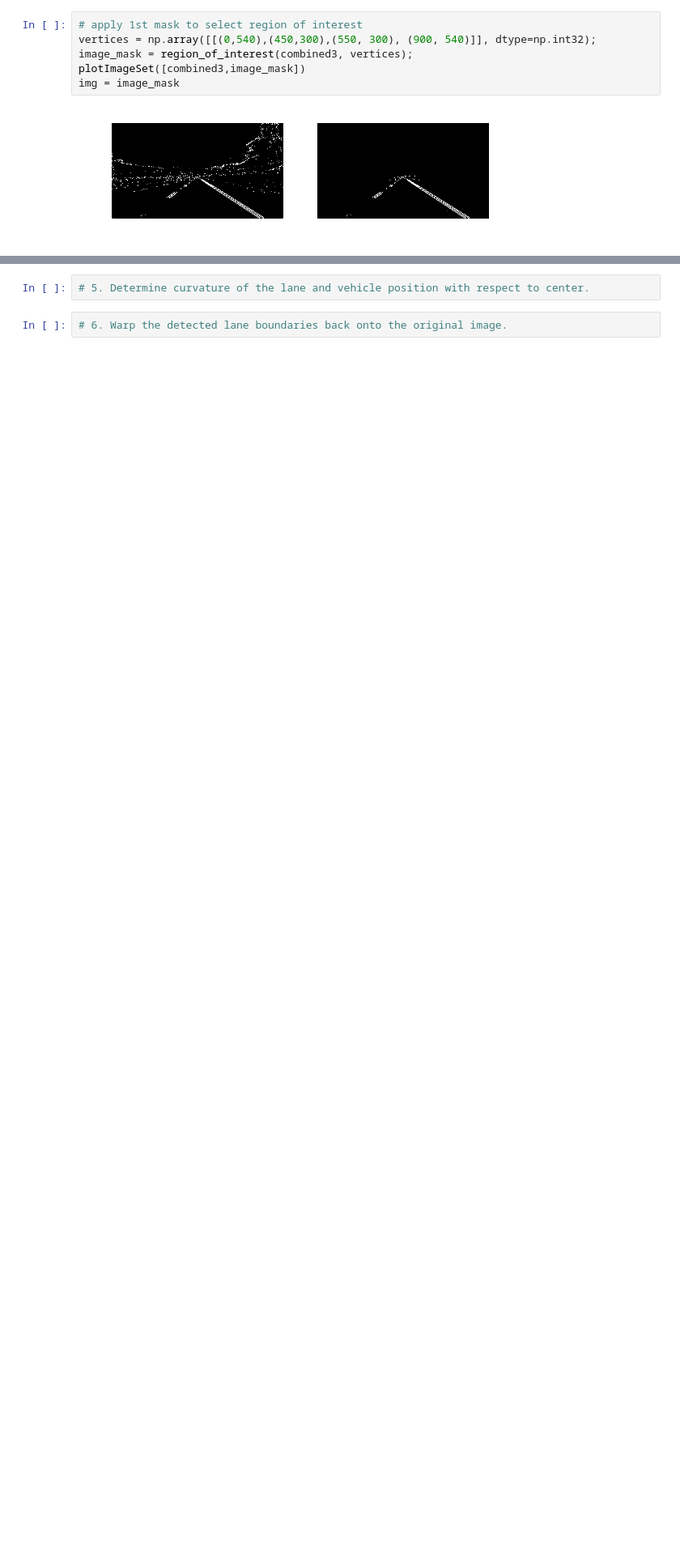
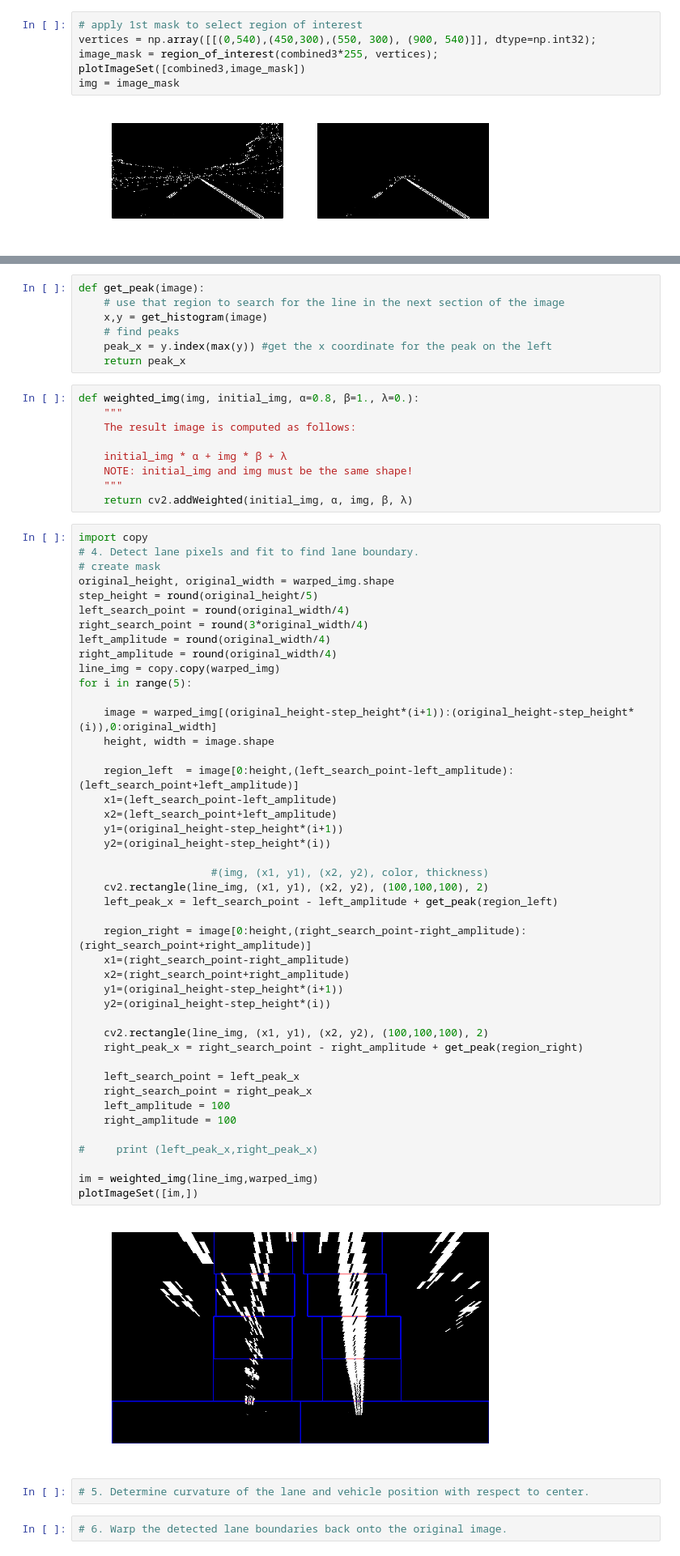
Before and after one commit to ninopereira/Advanced_Lane_Detection, a Jupyter notebook: advanced_lane_lines.ipynb, the cells around one changed output, grey strips where cells are left out. Shown: that part at 81% size. Drawn from its saved outputs; the diff is of its cells as text; blank space fills up the shorter version.

Commit message:
lane detected in segments

```diff
--- a/advanced_lane_lines.ipynb
+++ b/advanced_lane_lines.ipynb
@@ -193,7 +193,7 @@ error: /home/travis/miniconda/conda-bld/work/opencv-3.1.0/modules/imgproc/src/ca
 # %%
 # apply 1st mask to select region of interest
 vertices = np.array([[(0,540),(450,300),(550, 300), (900, 540)]], dtype=np.int32);
-image_mask = region_of_interest(combined3, vertices);
+image_mask = region_of_interest(combined3*255, vertices);
 plotImageSet([combined3,image_mask])
 img = image_mask
 # %% [output]
@@ -275,3 +258,65 @@ print (peak_right)
+# %%
+def get_peak(image):
+    # use that region to search for the line in the next section of the image
+    x,y = get_histogram(image)
+    # find peaks
+    peak_x = y.index(max(y)) #get the x coordinate for the peak on the left
+    return peak_x
+# %%
+def weighted_img(img, initial_img, α=0.8, β=1., λ=0.):
+    """
+    The result image is computed as follows:
+
+    initial_img * α + img * β + λ
+    NOTE: initial_img and img must be the same shape!
+    """
+    return cv2.addWeighted(initial_img, α, img, β, λ)
+# %%
+import copy
+# 4. Detect lane pixels and fit to find lane boundary.
+# create mask
+original_height, original_width = warped_img.shape
+step_height = round(original_height/5)
+left_search_point = round(original_width/4)
+right_search_point = round(3*original_width/4)
+left_amplitude = round(original_width/4)
+right_amplitude = round(original_width/4)
+line_img = copy.copy(warped_img)
+for i in range(5):
+
+    image = warped_img[(original_height-step_height*(i+1)):(original_height-step_height*(i)),0:original_width]
+    height, width = image.shape
+
+    region_left  = image[0:height,(left_search_point-left_amplitude):(left_search_point+left_amplitude)]
+    x1=(left_search_point-left_amplitude)
+    x2=(left_search_point+left_amplitude)
+    y1=(original_height-step_height*(i+1))
+    y2=(original_height-step_height*(i))
+
+                     #(img, (x1, y1), (x2, y2), color, thickness)
+    cv2.rectangle(line_img, (x1, y1), (x2, y2), (100,100,100), 2)
+    left_peak_x = left_search_point - left_amplitude + get_peak(region_left)
+
+    region_right = image[0:height,(right_search_point-right_amplitude):(right_search_point+right_amplitude)]
+    x1=(right_search_point-right_amplitude)
+    x2=(right_search_point+right_amplitude)
+    y1=(original_height-step_height*(i+1))
+    y2=(original_height-step_height*(i))
+
+    cv2.rectangle(line_img, (x1, y1), (x2, y2), (100,100,100), 2)
+    right_peak_x = right_search_point - right_amplitude + get_peak(region_right)
+
+    left_search_point = left_peak_x
+    right_search_point = right_peak_x
+    left_amplitude = 100
+    right_amplitude = 100
+
+#     print (left_peak_x,right_peak_x)
+
+im = weighted_img(line_img,warped_img)
+plotImageSet([im,])
+# %% [output]
+[figure, added]
 # %%
 # 5. Determine curvature of the lane and vehicle position with respect to center.
 # %%
```
Also changed, not shown: parts of 9 cells of this notebook, 3 other files.
